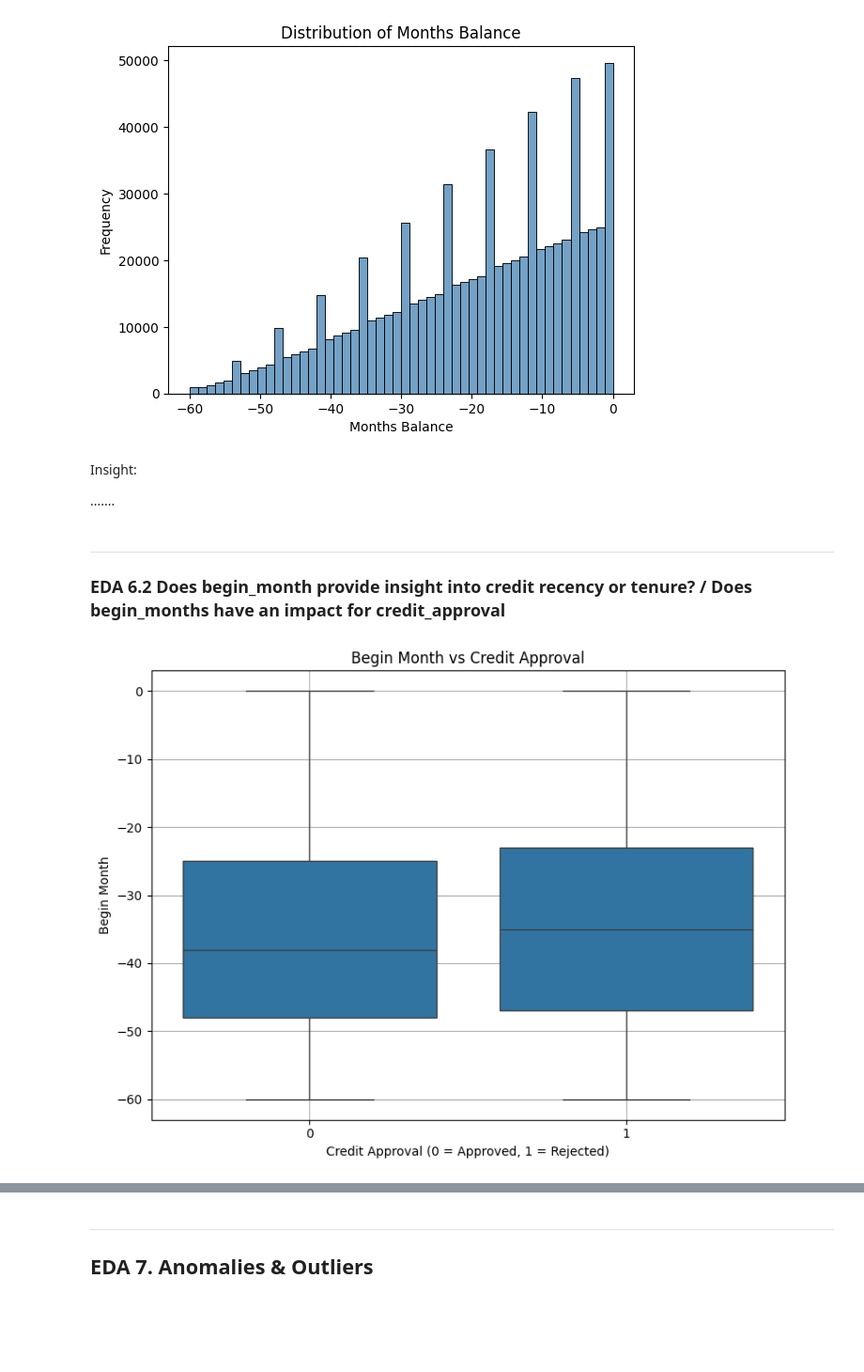
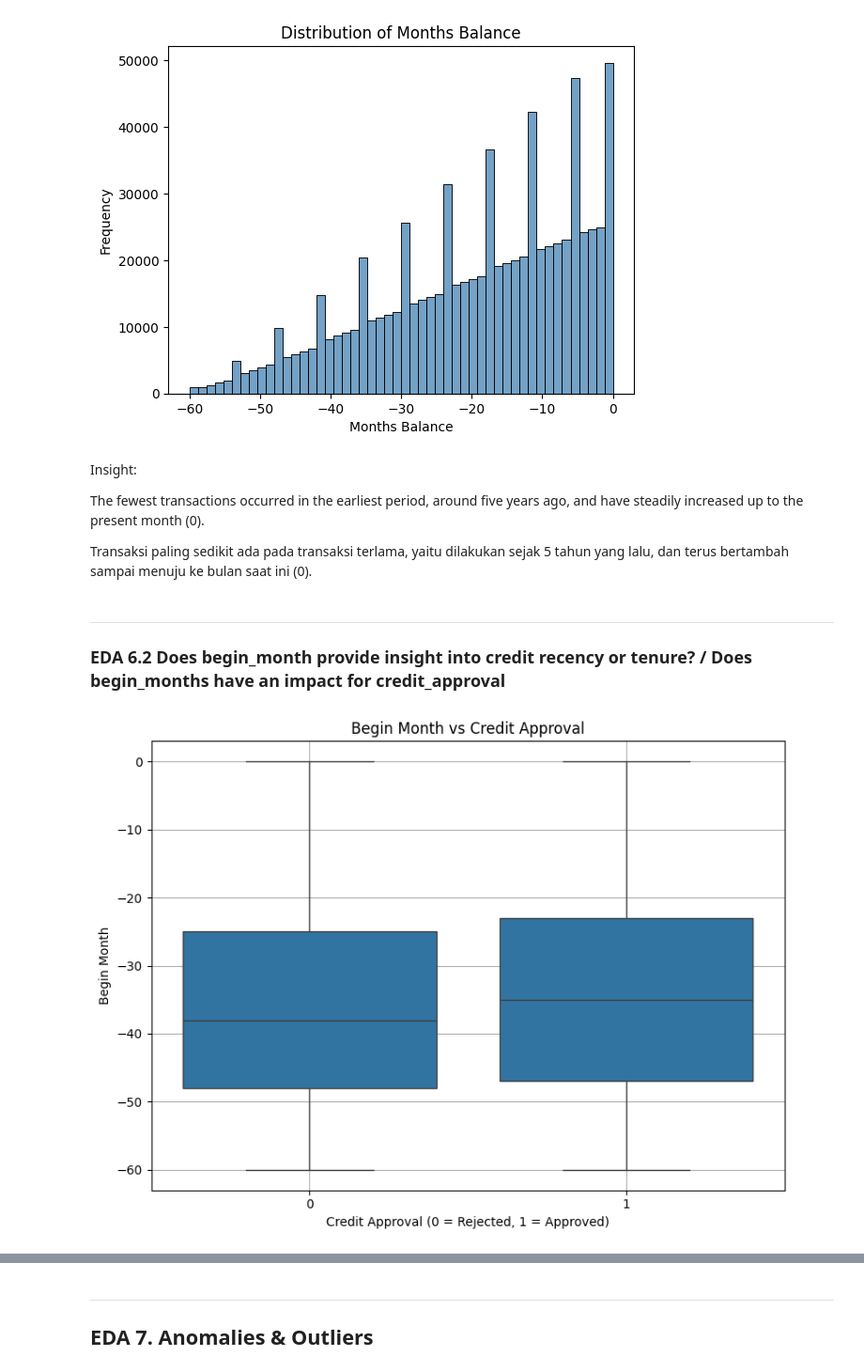
Before and after one commit to yonathanggraiwan/p2-final-project-ftds-028-hck-group-001, a Jupyter notebook: EDA_YA.ipynb, the cells around one changed output, grey strips where cells are left out. Shown at 94% size. Saved outputs shown, nothing was run; the diff lists cells and outputs as text; code cells hidden in the pictures; blank space fills up the shorter version.

```diff
--- a/EDA_YA.ipynb
+++ b/EDA_YA.ipynb
@@ -113,10 +129,10 @@ Insight:
 ___
 ### EDA 4.2 Is There a Relationship Between 'years_employed' and 'income' or 'target'?
 # %%
-# Konversi days_employed ke years_employed
-data['years_employed'] = -(data['days_employed'] / 365)
+# Convert days_employed to years_employed
+data['years_employed'] = data['days_employed'].abs() / 365
 
-# Pastikan credit_approval sudah jadi numerik
+# Ensure credit_approval is converted to numeric
 data['credit_approval'] = data['credit_approval'].map({'Yes': 1, 'No': 0})
 # %%
 plt.figure(figsize=(8, 6))
@@ -184,25 +235,23 @@ plt.show()
 # %% [markdown]
 Insight:
 
-.......
+The fewest transactions occurred in the earliest period, around five years ago, and have steadily increased up to the present month (0).
+
+Transaksi paling sedikit ada pada transaksi terlama, yaitu dilakukan sejak 5 tahun yang lalu, dan terus bertambah sampai menuju ke bulan saat ini (0).
 # %% [markdown]
 ___
 ### EDA 6.2 Does begin_month provide insight into credit recency or tenure? / Does begin_months have an impact for credit_approval
 # %%
-# Buat salinan lokal credit_approval agar tidak mengubah data aslinya
-mapped_approval = data['credit_approval'].map({'Yes': 1, 'No': 0})
-
-# Plot boxplot menggunakan mapped_approval
 plt.figure(figsize=(8, 6))
-sns.boxplot(x=mapped_approval, y=data['begin_month'])
+sns.boxplot(x=data['credit_approval'], y=data['begin_month'])
 plt.title('Begin Month vs Credit Approval')
-plt.xlabel('Credit Approval (0 = Approved, 1 = Rejected)')
+plt.xlabel('Credit Approval (0 = Rejected, 1 = Approved)')
 plt.ylabel('Begin Month')
 plt.grid(True)
 plt.tight_layout()
 plt.show()
 # %% [output]
-[figure, old version]
+[figure, new version]
 # %% [markdown]
 Insight:
 
```
Also changed, not shown: parts of 23 cells of this notebook, 1 other file.
